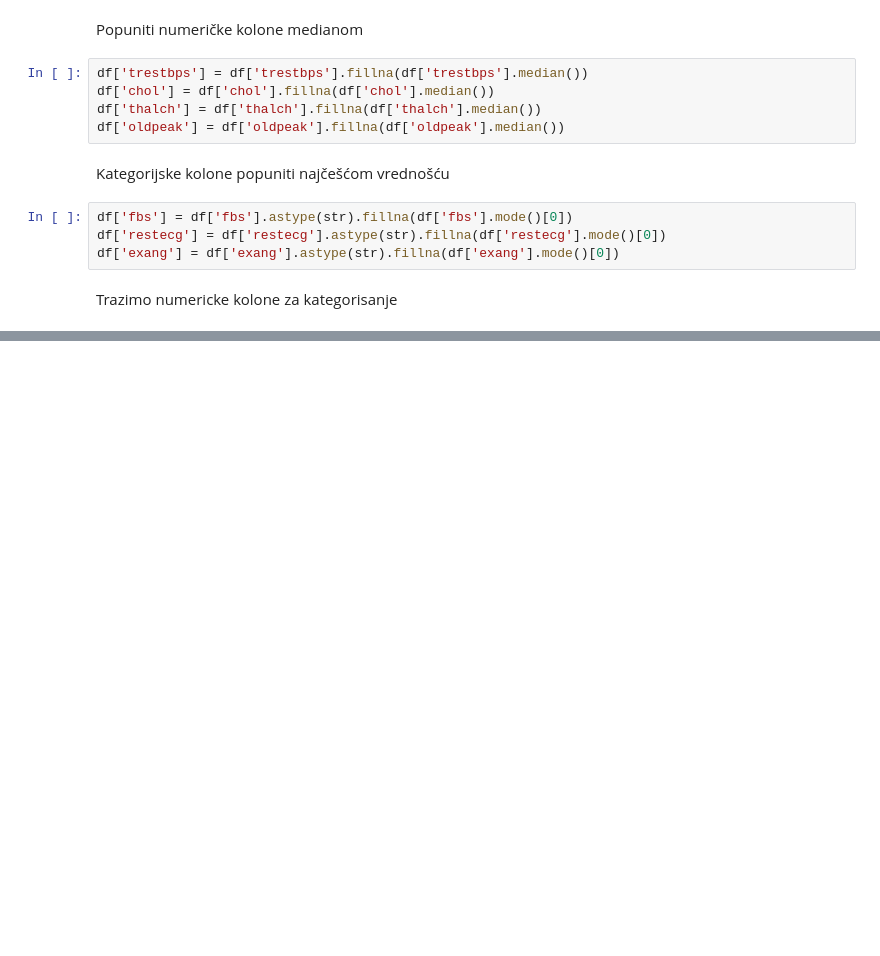
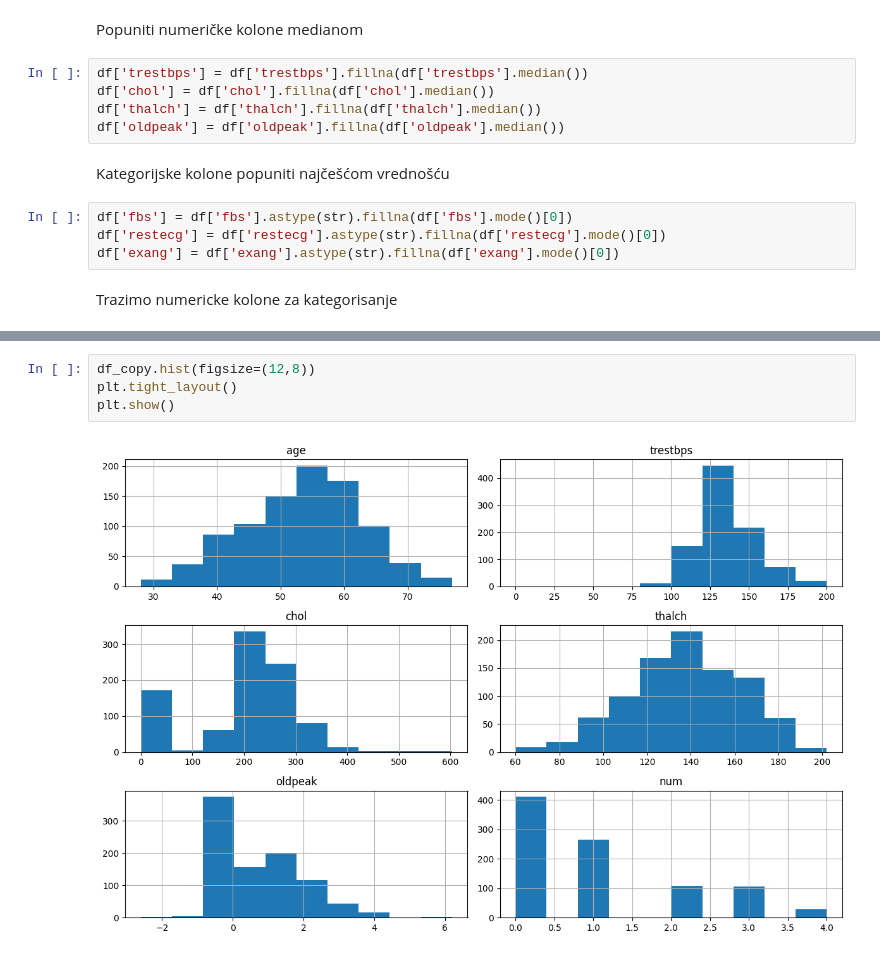
Before and after one commit to Stefan-011/Machine-learning-3, a Jupyter notebook: primer.ipynb, the cells around one changed output, grey strips where cells are left out. Saved outputs shown, nothing was run; the diff lists cells and outputs as text; blank space fills up the shorter version.

```diff
--- a/primer.ipynb
+++ b/primer.ipynb
@@ -228,0 +308,6 @@ Test Accuracy: 0.8260869383811951
+# %%
+df_copy.hist(figsize=(12,8))
+plt.tight_layout()
+plt.show()
+# %% [output]
+[figure, added]
```
Also changed, not shown: parts of 10 cells of this notebook.
